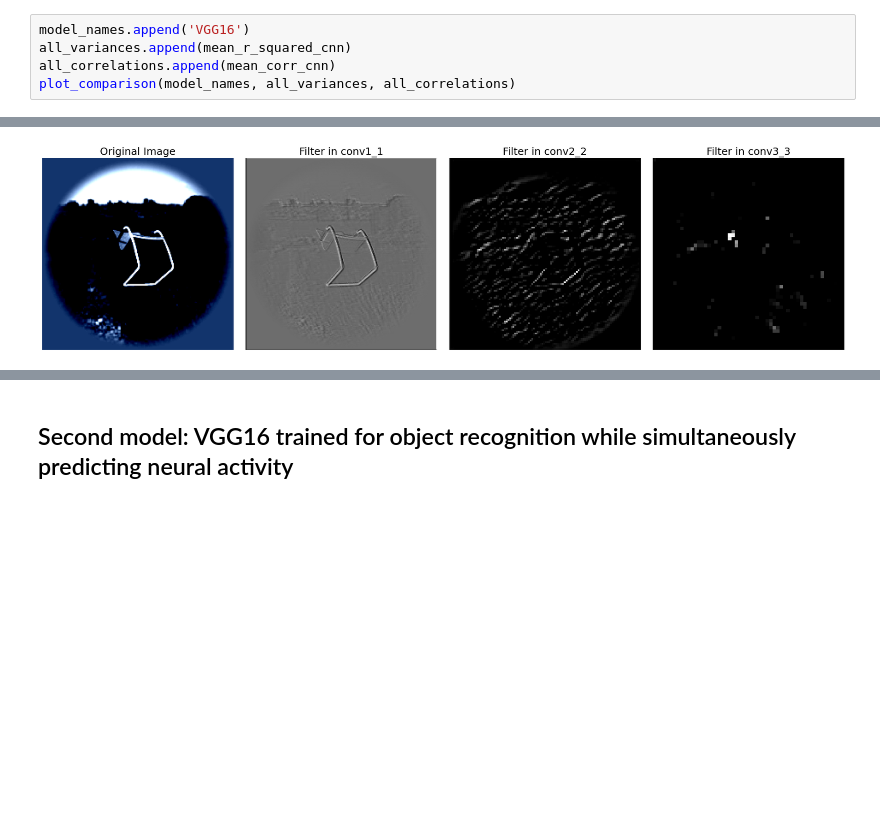
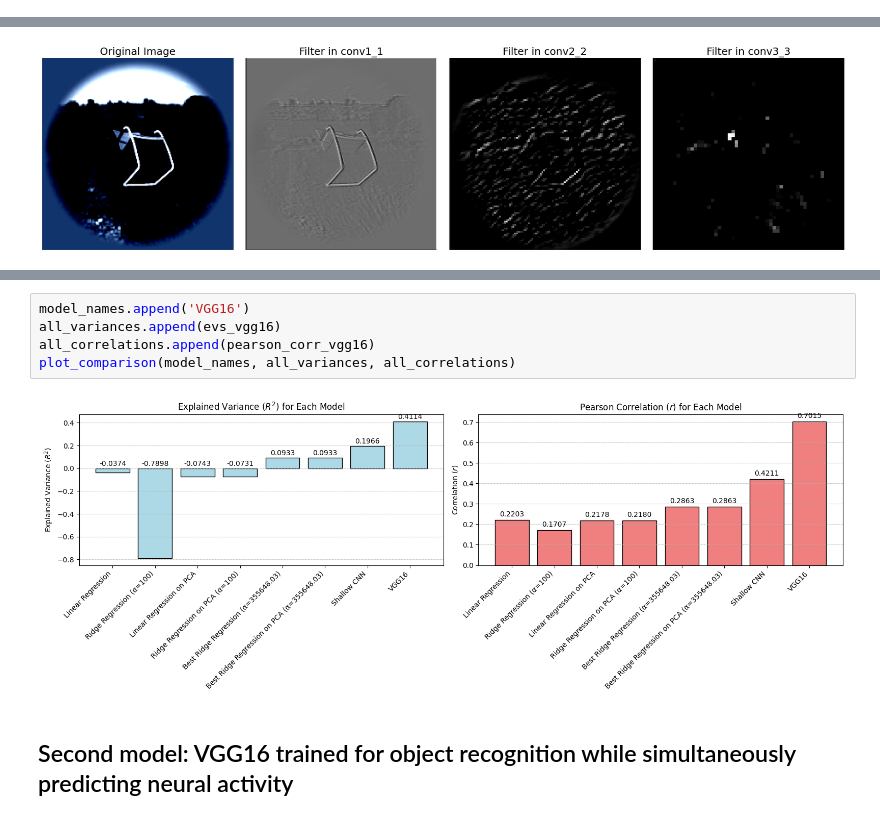
Before and after one commit to nieldab7/NX-414-Project, a Jupyter notebook: combined.ipynb, the cells around one changed output, grey strips where cells are left out. Drawn from its saved outputs; the diff is of its cells as text; blank space fills up the shorter version.

```diff
--- a/combined.ipynb
+++ b/combined.ipynb
@@ -827,11 +830,6 @@ with torch.no_grad():
 # %% [output]
 Pearson Correlation: 0.6961
 Explained Variance Score: 0.4088
-# %%
-model_names.append('VGG16')
-all_variances.append(mean_r_squared_cnn)
-all_correlations.append(mean_corr_cnn)
-plot_comparison(model_names, all_variances, all_correlations)
 # %% [markdown]
 Make a plot that shows the variation in neural prediction across layers of a task-driven model, in this case VGG16.
 # %%
@@ -1006,3 +1229,10 @@ Clipping input data to the valid range for imshow with RGB data ([0..1] for floa
+# %%
+model_names.append('VGG16')
+all_variances.append(evs_vgg16)
+all_correlations.append(pearson_corr_vgg16)
+plot_comparison(model_names, all_variances, all_correlations)
+# %% [output]
+[figure, added]
 # %% [markdown]
 ## Second model: VGG16 trained for object recognition while simultaneously predicting neural activity
 # %%
```
Also changed, not shown: parts of 13 cells of this notebook, 2 other files.
